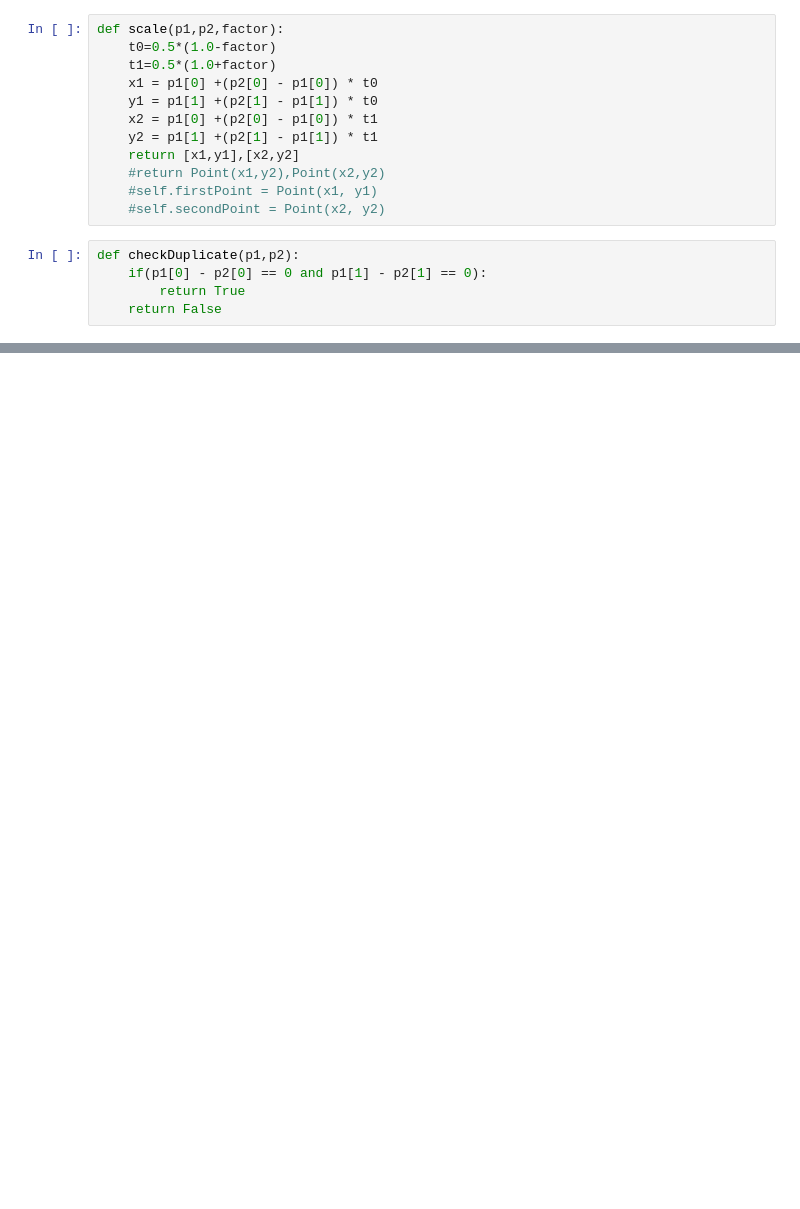
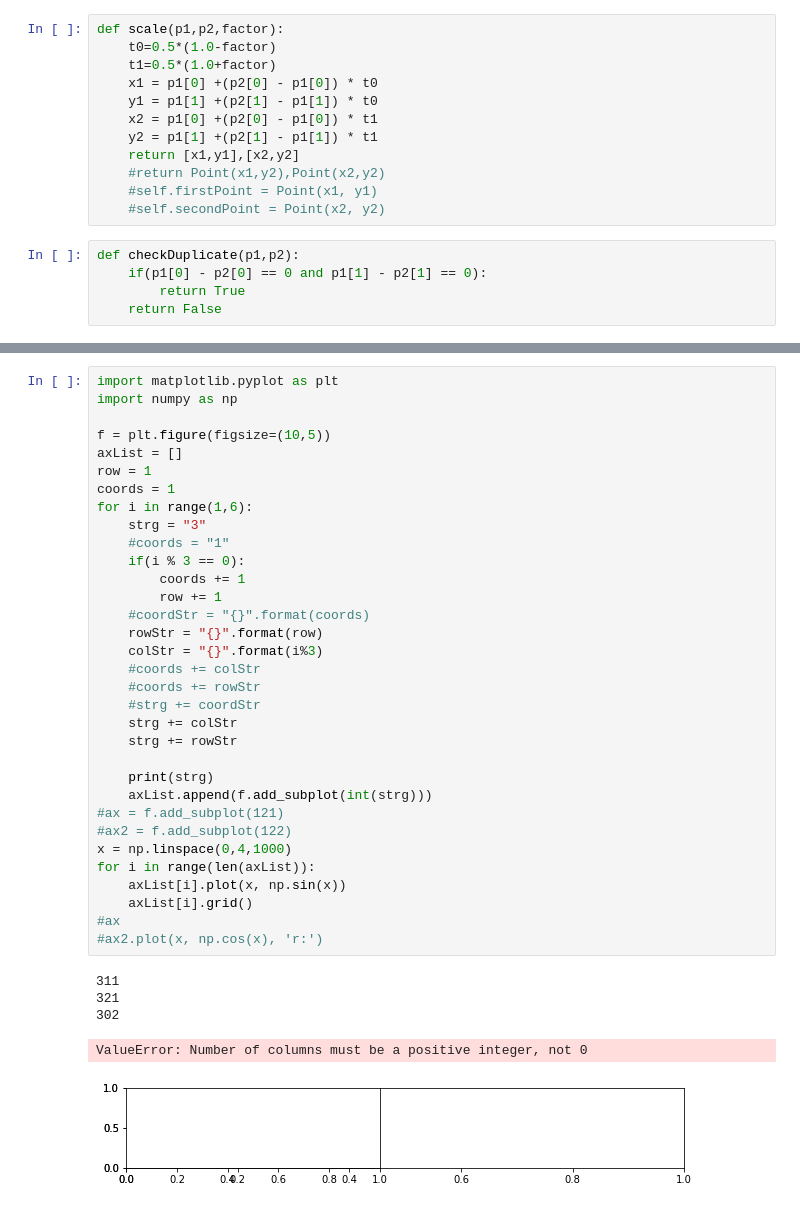
Before and after one commit to FloHimself5/BA, a Jupyter notebook: DynamicConvexHull.ipynb, the cells around one changed output, grey strips where cells are left out. Saved outputs shown, nothing was run; the diff lists cells and outputs as text; blank space fills up the shorter version.

```diff
--- a/DynamicConvexHull.ipynb
+++ b/DynamicConvexHull.ipynb
@@ -410,0 +579,39 @@ Case 1
+# %%
+import matplotlib.pyplot as plt
+import numpy as np
+
+f = plt.figure(figsize=(10,5))
+axList = []
+row = 1
+coords = 1
+for i in range(1,6):
+    strg = "3"
+    #coords = "1"
+    if(i % 3 == 0):
+        coords += 1
+        row += 1
+    #coordStr = "{}".format(coords)
+    rowStr = "{}".format(row)
+    colStr = "{}".format(i%3)
+    #coords += colStr
+    #coords += rowStr
+    #strg += coordStr
+    strg += colStr
+    strg += rowStr
+
+    print(strg)
+    axList.append(f.add_subplot(int(strg)))
+#ax = f.add_subplot(121)
+#ax2 = f.add_subplot(122)
+x = np.linspace(0,4,1000)
+for i in range(len(axList)):
+    axList[i].plot(x, np.sin(x))
+    axList[i].grid()
+#ax
+#ax2.plot(x, np.cos(x), 'r:')
+# %% [output]
+311
+321
+302
+ValueError: Number of columns must be a positive integer, not 0
+[figure, added]
```
Also changed, not shown: parts of 7 cells of this notebook.
